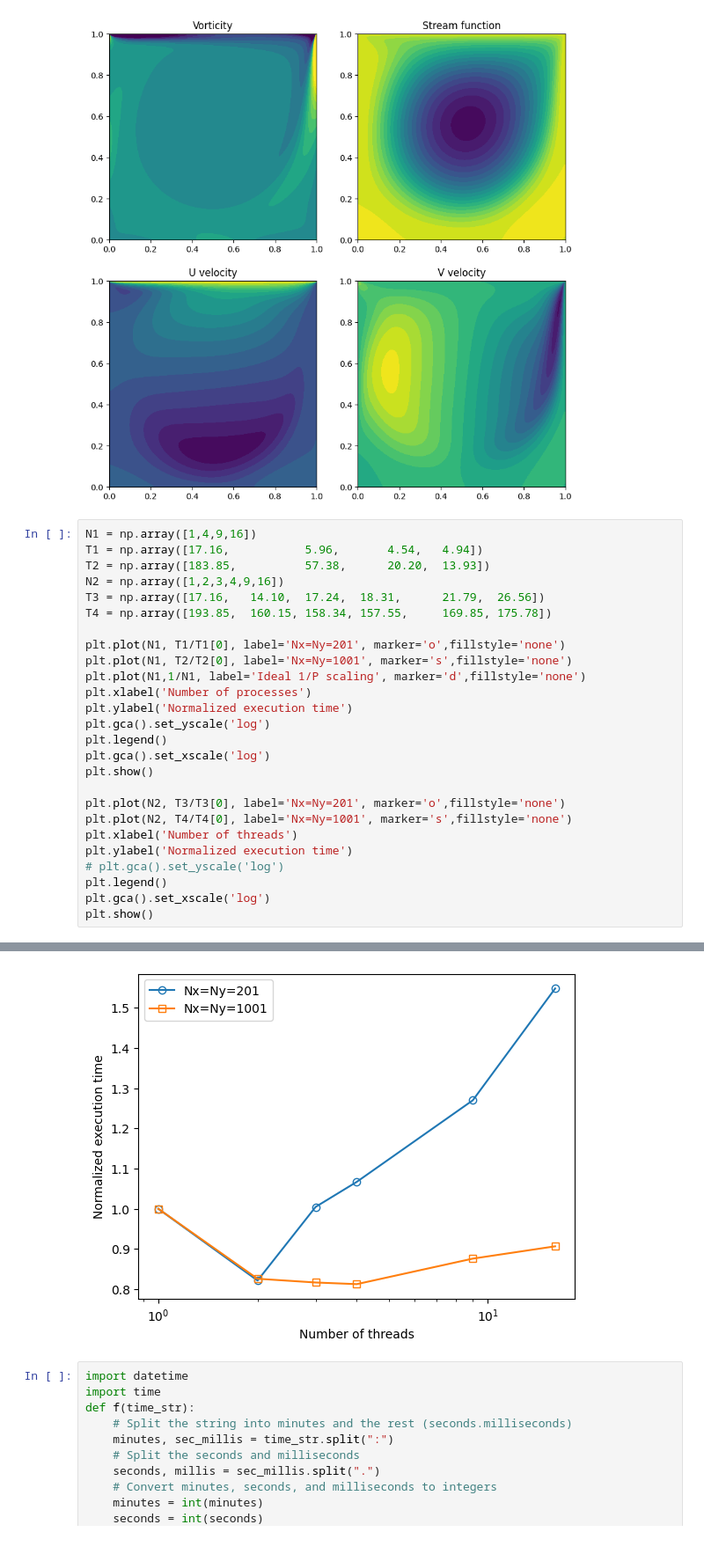
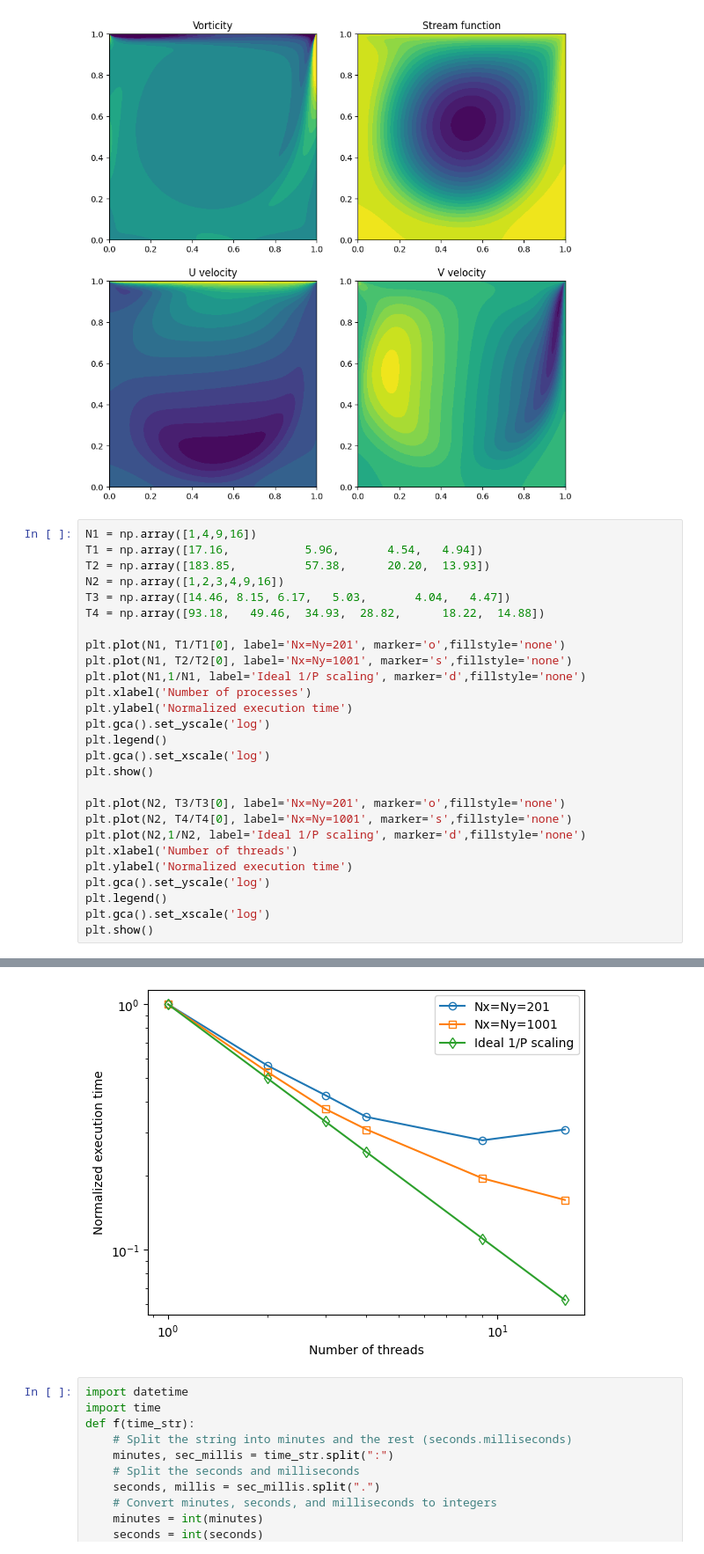
Before and after one commit to jh6220/LidDrivenCavityCFDparallelCpp, a Jupyter notebook: ploting.ipynb, the cells around one changed output, grey strips where cells are left out. Shown at 88% size. Saved outputs shown, nothing was run; the diff lists cells and outputs as text.

Commit message:
Scaling plots updated

```diff
--- a/ploting.ipynb
+++ b/ploting.ipynb
@@ -74,32 +74,33 @@ plt.show()
 # %%
 N1 = np.array([1,4,9,16])
 T1 = np.array([17.16,			5.96,		4.54,	4.94])
 T2 = np.array([183.85,			57.38,		20.20,	13.93])
 N2 = np.array([1,2,3,4,9,16])
-T3 = np.array([17.16,	14.10,	17.24,	18.31,		21.79,	26.56])
-T4 = np.array([193.85,	160.15,	158.34,	157.55,		169.85,	175.78])
+T3 = np.array([14.46, 8.15,	6.17,	5.03,		4.04,	4.47])
+T4 = np.array([93.18,	49.46,	34.93,	28.82,		18.22,	14.88])
 
 plt.plot(N1, T1/T1[0], label='Nx=Ny=201', marker='o',fillstyle='none')
 plt.plot(N1, T2/T2[0], label='Nx=Ny=1001', marker='s',fillstyle='none')
 plt.plot(N1,1/N1, label='Ideal 1/P scaling', marker='d',fillstyle='none')
 plt.xlabel('Number of processes')
 plt.ylabel('Normalized execution time')
 plt.gca().set_yscale('log')
 plt.legend()
 plt.gca().set_xscale('log')
 plt.show()
 
 plt.plot(N2, T3/T3[0], label='Nx=Ny=201', marker='o',fillstyle='none')
 plt.plot(N2, T4/T4[0], label='Nx=Ny=1001', marker='s',fillstyle='none')
+plt.plot(N2,1/N2, label='Ideal 1/P scaling', marker='d',fillstyle='none')
 plt.xlabel('Number of threads')
 plt.ylabel('Normalized execution time')
-# plt.gca().set_yscale('log')
+plt.gca().set_yscale('log')
 plt.legend()
 plt.gca().set_xscale('log')
 plt.show()
 # %% [output]
 [figure]
-[figure, old version]
+[figure, new version]
 # %%
 import datetime
 import time
```
